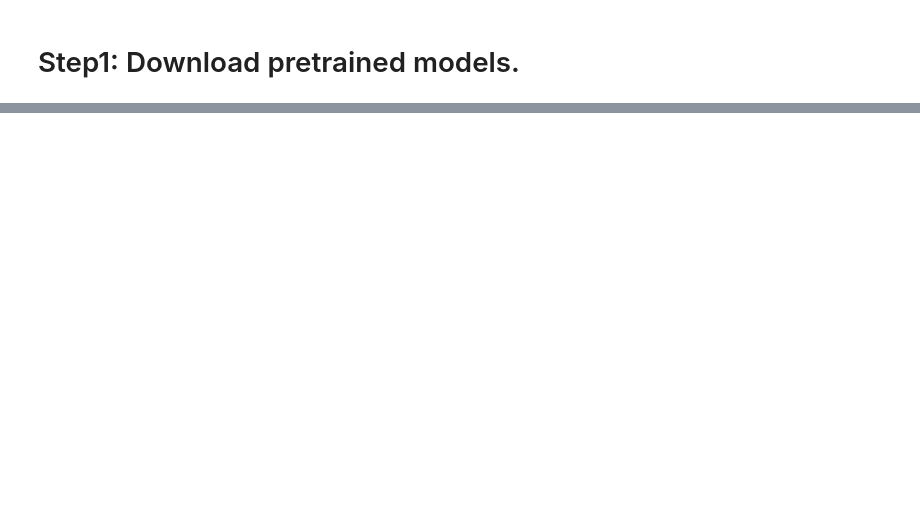
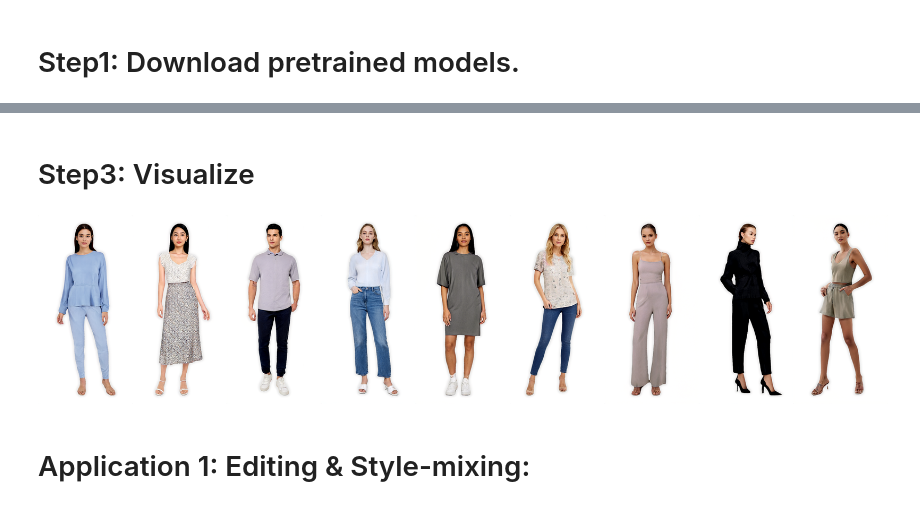
Before and after one commit to mgzzl/StyleGAN-Human, a Jupyter notebook: StyleGAN-Human.ipynb, the cells around one changed output, grey strips where cells are left out. Saved outputs shown, nothing was run; the diff lists cells and outputs as text; code cells hidden in the pictures; blank space fills up the shorter version.

```diff
--- a/StyleGAN-Human.ipynb
+++ b/StyleGAN-Human.ipynb
@@ -108,0 +120,22 @@ Saving to: ‘/content/StyleGAN-Human/pretrained_models/stylegan2_1024.pkl’
+# %% [markdown]
+# Step3: Visualize
+# %%
+from PIL import Image
+import cv2
+import numpy as np
+output_images = [os.path.join(f"outputs/{experiment_type}", x) for x in os.listdir(f"outputs/{experiment_type}")]
+sample_images = output_images[:9]
+for idx, image_path in enumerate(sample_images):
+    image = cv2.imread(image_path)
+    image = cv2.cvtColor(image, cv2.COLOR_BGR2RGB)
+    if idx == 0:
+        res = image
+    else:
+        res = np.concatenate([res, image], axis=1)
+
+res = Image.fromarray(res)
+res
+# %% [output]
+[figure, added]
+# %% [markdown]
+# Application 1: Editing & Style-mixing:
```
Also changed, not shown: parts of 15 cells of this notebook.
